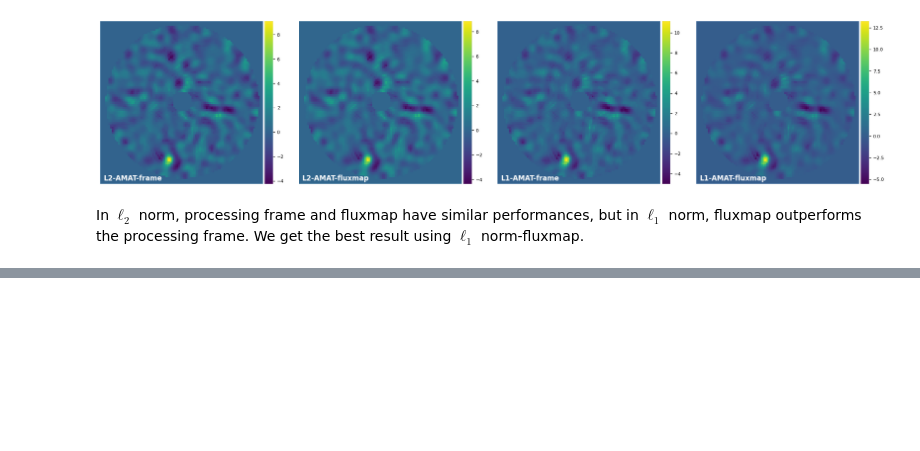
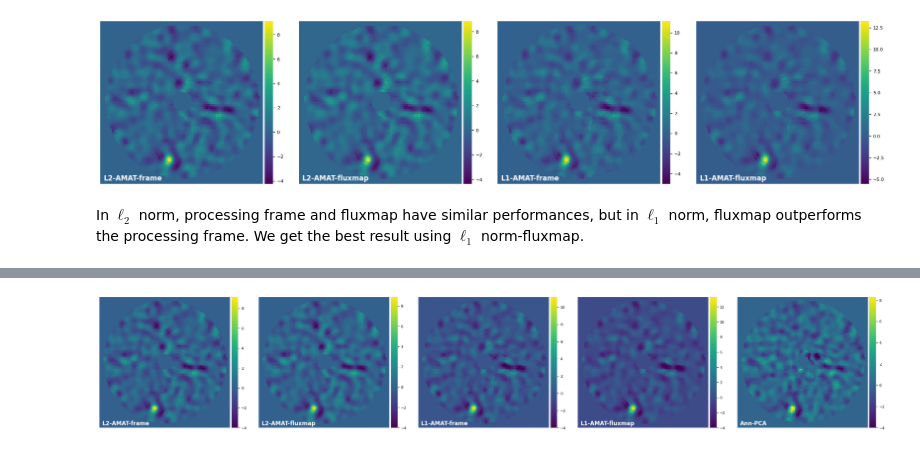
Before and after one commit to hazandaglayan/AMAT, a Jupyter notebook: test_AMAT.ipynb, the cells around one changed output, grey strips where cells are left out. Saved outputs shown, nothing was run; the diff lists cells and outputs as text; code cells hidden in the pictures; blank space fills up the shorter version.

```diff
--- a/test_AMAT.ipynb
+++ b/test_AMAT.ipynb
@@ -228,0 +261,6 @@ In $\ell_2$ norm, processing frame and fluxmap have similar performances, but in
+# %%
+plot_frames((snrmap_frame_l2, snrmap_fluxmap_l2, snrmap_frame_l1, snrmap_fluxmap_l1, snr_pca),
+            rows=1, colorbar=True, label_size=12, label_pad=8, axis=False, versp=0.05, horsp=0.15,
+            label=('L2-AMAT-frame', 'L2-AMAT-fluxmap', 'L1-AMAT-frame', 'L1-AMAT-fluxmap', 'Ann-PCA'), vmin=-4)
+# %% [output]
+[figure, added]
```
Also changed, not shown: parts of 2 cells of this notebook.
